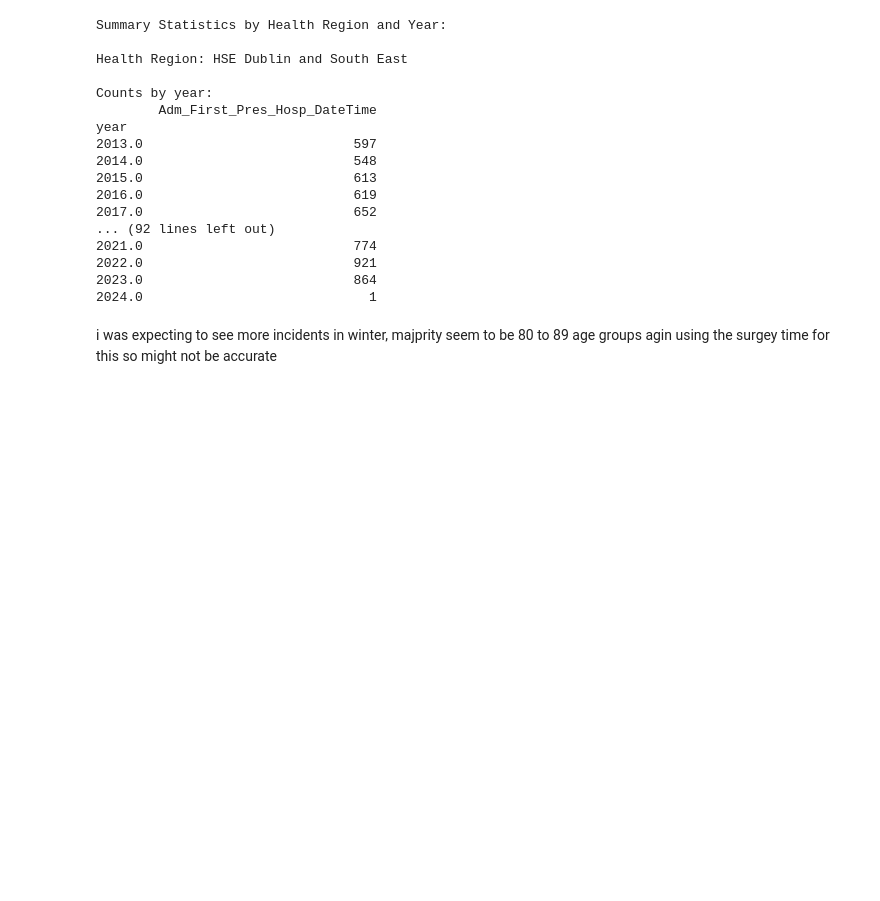
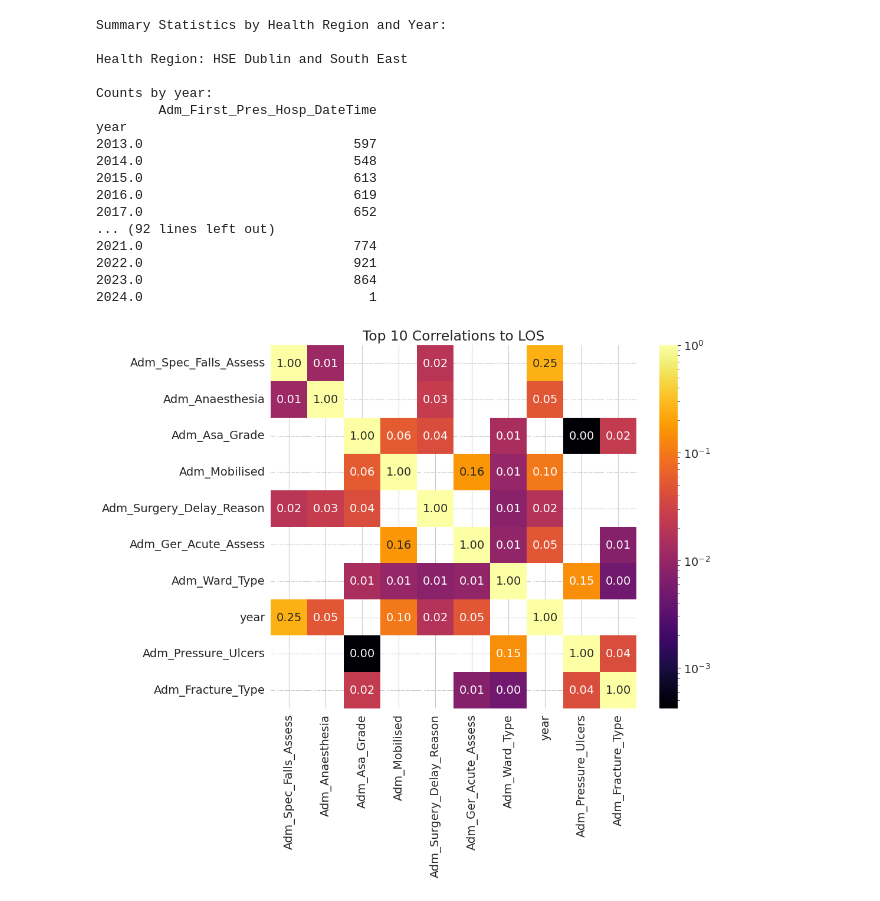
Before and after one commit to paulie57/ul_project_Msc_AI, a Jupyter notebook: data/ihfd/ihfd.ipynb, the cells around one changed output. Saved outputs shown, nothing was run; the diff lists cells and outputs as text; code cells hidden in the pictures; blank space fills up the shorter version.

Commit message:
ihfd updated

```diff
--- a/data/ihfd/ihfd.ipynb
+++ b/data/ihfd/ihfd.ipynb
@@ -345,6 +345,13 @@ Adm_Nerve_Block                 18079
 Adm_Ass_Anp                     21580
 Adm_Mobilised_No_Opt            35159
 dtype: int64
+# %%
+###so the date-time is important for using with the weather data for the pres_hosp_datetime and missing values i'm going to populate with a random time 12 to 48 hours prior based on the variable surgey datetime
+ihfd_df['Adm_First_Pres_Hosp_DateTime'] = ihfd_df['Adm_First_Pres_Hosp_DateTime'].fillna(
+    ihfd_df['Adm_Primary_Surgery_DateTime'].apply(
+        lambda x: x - pd.Timedelta(hours=np.random.uniform(12, 48)) if pd.notna(x) else np.nan
+    )
+)
 # %%
 ##get percentage of missing data
 (ihfd_df.isna().sum()/ihfd_df.shape[0] * 100).sort_values()
@@ -1181,5 +1188,3 @@ year
 2022.0                           921
 2023.0                           864
 2024.0                             1
-# %% [markdown]
-i was expecting to see more incidents in winter, majprity seem to be 80 to 89 age groups agin using the surgey time for this so might not be accurate
@@ -1185,0 +1205,28 @@ i was expecting to see more incidents in winter, majprity seem to be 80 to 89 ag
+# %%
+
+
+# Assuming df is your dataframe and 'target_variable' is the specific variable you want correlations for
+target_variable = 'LOS'
+
+# Step 1: Filter the dataframe to only include numeric columns
+numeric_df = df.select_dtypes(include=[np.number])
+
+# Step 2: Calculate the correlation matrix
+correlation_matrix = numeric_df.corr(method='pearson')
+
+# Step 3: Extract correlations for the target variable and sort
+target_correlations = correlation_matrix[target_variable].abs().sort_values(ascending=False)
+
+# Step 4: Select the top 10 correlations (excluding the target variable itself)
+top_10_variables = target_correlations[1:11].index  # Exclude the target variable
+
+# Step 5: Filter the correlation matrix to only include the top 10 variables
+filtered_corr_matrix = correlation_matrix.loc[top_10_variables, top_10_variables]
+
+# Step 6: Create a heatmap
+plt.figure(figsize=(10, 8))
+sns.heatmap(filtered_corr_matrix, annot=True, cmap='inferno', fmt='.2f', norm=LogNorm())
+plt.title(f'Top 10 Correlations to {target_variable}')
+plt.show()
+# %% [output]
+[figure, added]
```
Also changed, not shown: parts of 6 cells of this notebook, 2 other files.
